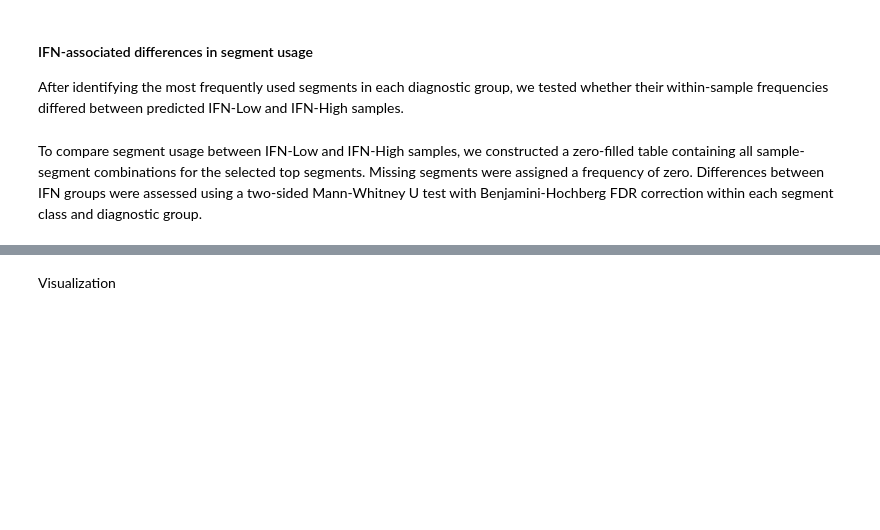
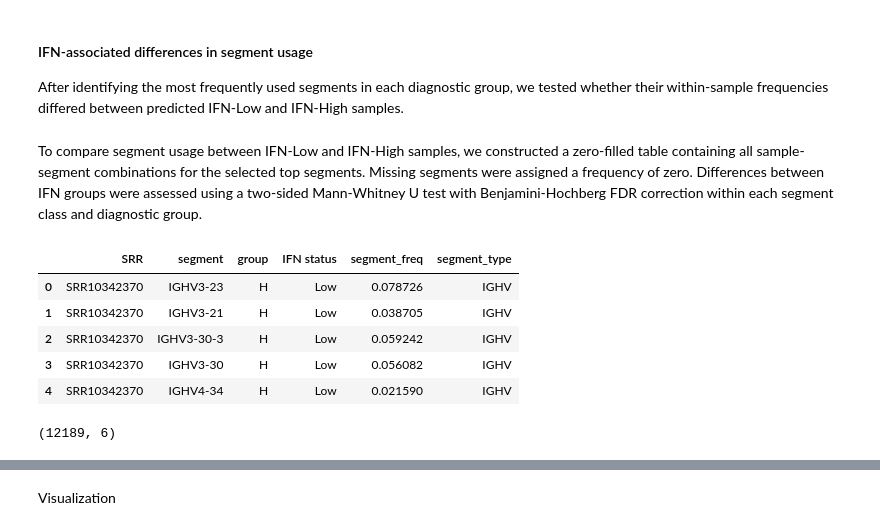
Before and after one commit to a-senkovenko/SKO-1, a Jupyter notebook: notebooks/BCR_analysis.ipynb, the cells around one changed output, grey strips where cells are left out. Cells and saved outputs as stored; diff of their text form; code cells hidden in the pictures; blank space fills up the shorter version.

```diff
--- a/notebooks/BCR_analysis.ipynb
+++ b/notebooks/BCR_analysis.ipynb
@@ -256,14 +306,48 @@ After identifying the most frequently used segments in each diagnostic group, we
 # %% [markdown]
 To compare segment usage between IFN-Low and IFN-High samples, we constructed a zero-filled table containing all sample-segment combinations for the selected top segments. Missing segments were assigned a frequency of zero. Differences between IFN groups were assessed using a two-sided Mann-Whitney U test with Benjamini-Hochberg FDR correction within each segment class and diagnostic group.
 # %%
-ighv_ifn_df = build_ifn_comparison_df(meta_df, segment_usage_df, top_segments, 'IGHV')
-ighd_ifn_df = build_ifn_comparison_df(meta_df, segment_usage_df, top_segments, 'IGHD')
-ighj_ifn_df = build_ifn_comparison_df(meta_df, segment_usage_df, top_segments, 'IGHJ')
+ighv_ifn_df = build_ifn_comparison_df(
+    meta_df,
+    segment_usage_df,
+    top_segments,
+    'IGHV',
+    group_order,
+    ifn_order,
+)
 
-ifn_compare_df = pd.concat([ighv_ifn_df, ighd_ifn_df, ighj_ifn_df], ignore_index=True)
+ighd_ifn_df = build_ifn_comparison_df(
+    meta_df,
+    segment_usage_df,
+    top_segments,
+    'IGHD',
+    group_order,
+    ifn_order,
+)
+
+ighj_ifn_df = build_ifn_comparison_df(
+    meta_df,
+    segment_usage_df,
+    top_segments,
+    'IGHJ',
+    group_order,
+    ifn_order,
+)
+
+ifn_compare_df = pd.concat(
+    [ighv_ifn_df, ighd_ifn_df, ighj_ifn_df],
+    ignore_index=True
+)
 
 display(ifn_compare_df.head())
 print(ifn_compare_df.shape)
+# %% [output]
+|  | SRR | segment | group | IFN status | segment_freq | segment_type |
+| 0 | SRR10342370 | IGHV3-23 | H | Low | 0.078726 | IGHV |
+| 1 | SRR10342370 | IGHV3-21 | H | Low | 0.038705 | IGHV |
+| 2 | SRR10342370 | IGHV3-30-3 | H | Low | 0.059242 | IGHV |
+| 3 | SRR10342370 | IGHV3-30 | H | Low | 0.056082 | IGHV |
+| 4 | SRR10342370 | IGHV4-34 | H | Low | 0.021590 | IGHV |
+(12189, 6)
 # %%
 def p_to_stars(p):
     if pd.isna(p):
```
Also changed, not shown: parts of 17 cells of this notebook, 4 other files.
